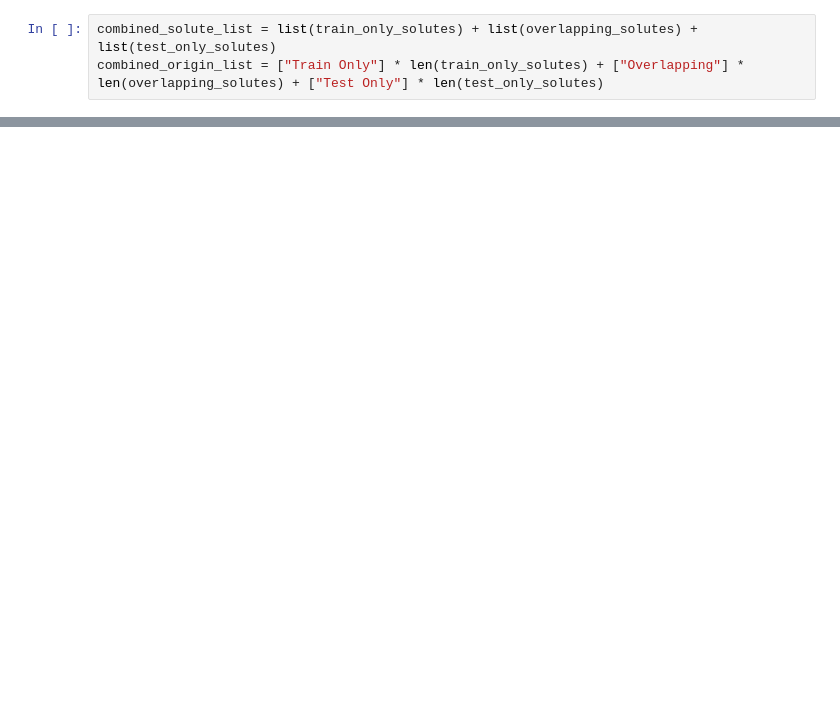
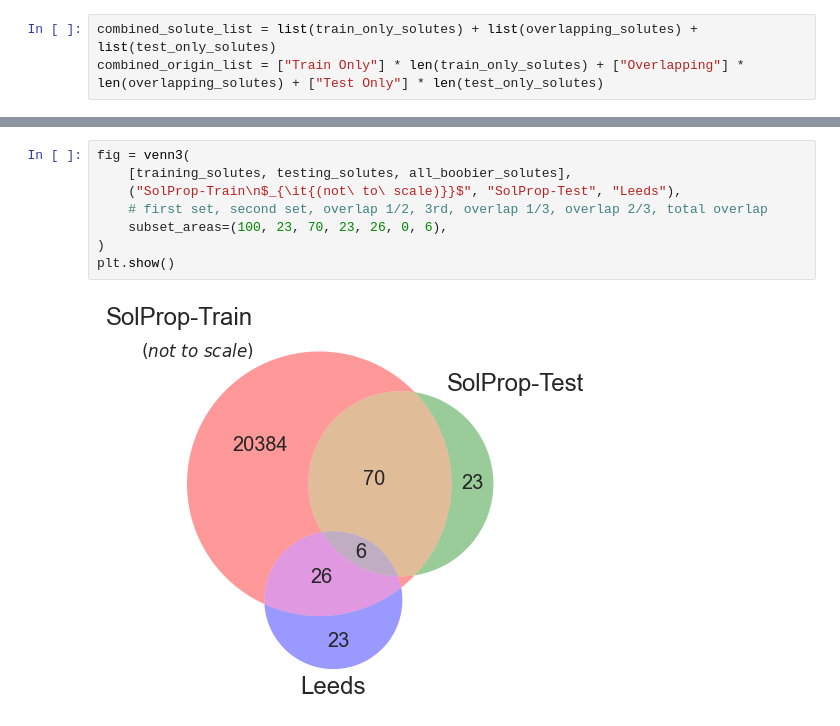
Before and after one commit to JacksonBurns/fastsolv, a Jupyter notebook: figures/solprop_extrapolation.ipynb, the cells around one changed output, grey strips where cells are left out. Drawn from its saved outputs; the diff is of its cells as text; blank space fills up the shorter version.

```diff
--- a/figures/solprop_extrapolation.ipynb
+++ b/figures/solprop_extrapolation.ipynb
@@ -130,0 +144,10 @@ pltr.visualize_plot(size=8, remove_outliers=False, title="SolProp Training vs. T
+# %%
+fig = venn3(
+    [training_solutes, testing_solutes, all_boobier_solutes],
+    ("SolProp-Train\n$_{\it{(not\ to\ scale)}}$", "SolProp-Test", "Leeds"),
+    # first set, second set, overlap 1/2, 3rd, overlap 1/3, overlap 2/3, total overlap
+    subset_areas=(100, 23, 70, 23, 26, 0, 6),
+)
+plt.show()
+# %% [output]
+[figure, added]
```
Also changed, not shown: parts of 8 cells of this notebook.
